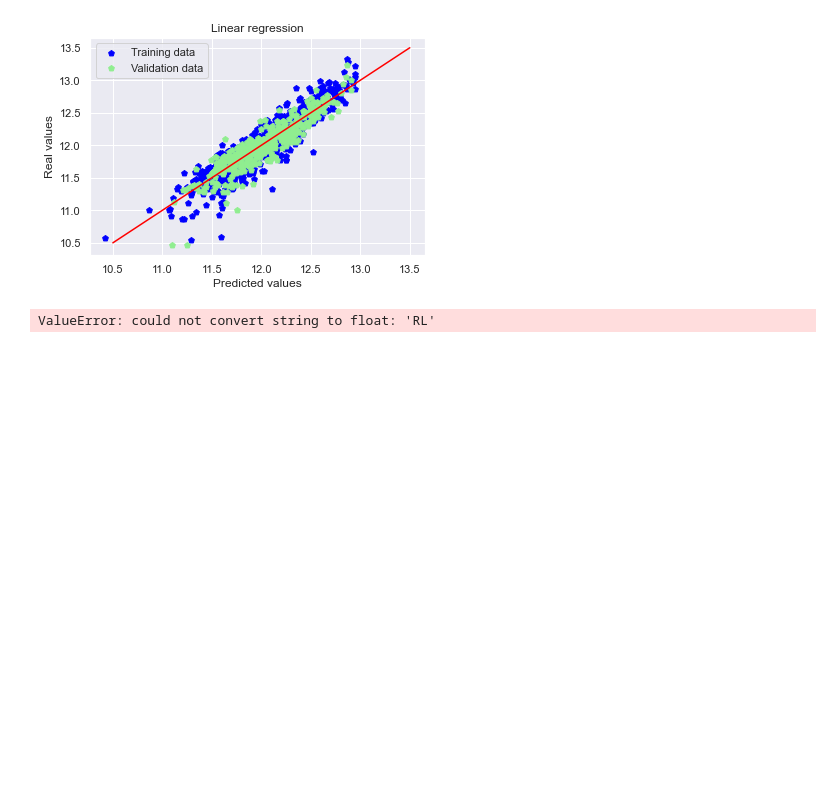
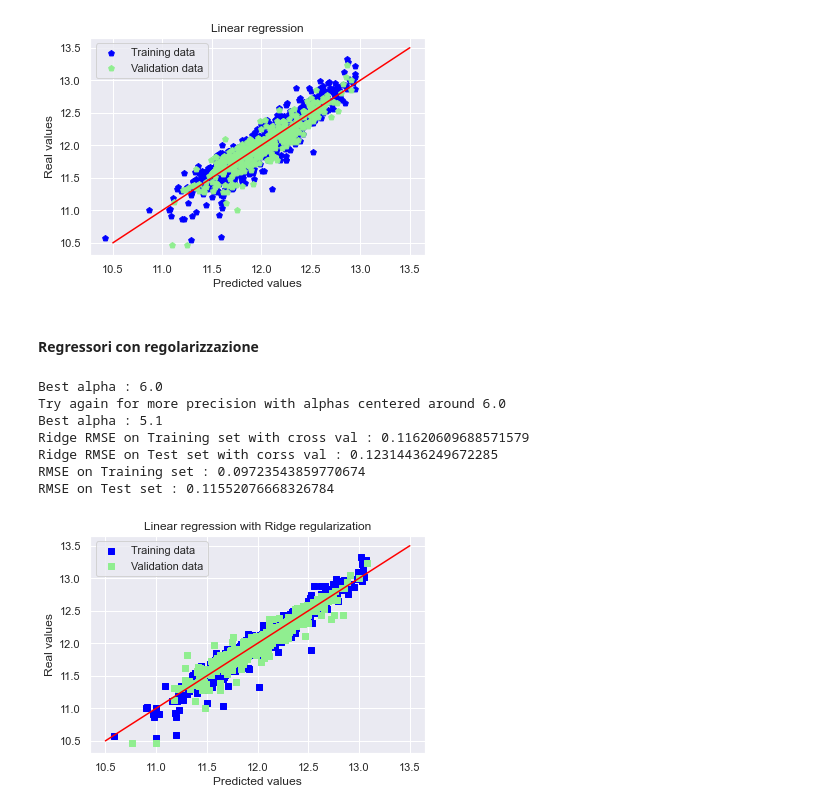
Before and after one commit to salvatore-drago/progettoBIGDATA-HousePrices, a Jupyter notebook: main.ipynb, the cells around one changed output. Drawn from its saved outputs; the diff is of its cells as text; code cells hidden in the pictures; blank space fills up the shorter version.

```diff
--- a/main.ipynb
+++ b/main.ipynb
@@ -766,44 +793,56 @@ plt.plot([10.5, 13.5], [10.5, 13.5], c = "red")
 plt.show()
 # %% [output]
 [figure]
+# %% [markdown]
+#### Regressori con regolarizzazione
 # %%
 # Ridge
-#number_cat = X1.columns.difference(columns_categorical)
 
-#X_number = X1[number_cat].fillna(X1[number_cat].median())
-#X_number.info()
-
-#X_train_rdg, X_val_rdg, y_train_rdg, y_val_rdg = train_test_split(X_number, y, test_size = 0.3, random_state = 0)
 
 ridge = RidgeCV(alphas = [0.01, 0.03, 0.06, 0.1, 0.3, 0.6, 1, 3, 6, 10, 30, 60])
-ridge.fit(X_train_rdg, y_train_rdg)
+ridge.fit(X_train_reg, y_train_reg)
 alpha = ridge.alpha_
 print("Best alpha :", alpha)
 
 print("Try again for more precision with alphas centered around " + str(alpha))
 ridge = RidgeCV(alphas = [alpha * .6, alpha * .65, alpha * .7, alpha * .75, alpha * .8, alpha * .85,
                           alpha * .9, alpha * .95, alpha, alpha * 1.05, alpha * 1.1, alpha * 1.15,
-                          alpha * 1.25, alpha * 1.3, alpha * 1.35, alpha * 1.4],
-                cv = 10)
-ridge.fit(X_train_rdg, y_train_rdg)
+                          alpha * 1.25, alpha * 1.3, alpha * 1.35, alpha * 1.4,alpha * 1.45],
+                cv =10)
+ridge.fit(X_train_reg, y_train_reg)
 alpha = ridge.alpha_
 print("Best alpha :", alpha)
 
-print("Ridge RMSE on Training set :", rmse_cv_train(ridge))
-print("Ridge RMSE on Test set :", rmse_cv_val(ridge))
-y_train_rdg_pred = ridge.predict(X_train)
-y_val_rdg_pred = ridge.predict(X_val)
+print("Ridge RMSE on Training set with cross val :", rmse_cv(ridge, X_train_reg,y_train_reg))
+print("Ridge RMSE on Test set with corss val :", rmse_cv(ridge, X_val_reg,y_val_reg))
+y_train_rdg_pred = ridge.predict(X_train_reg)
+y_val_rdg_pred = ridge.predict(X_val_reg)
+
+
+
+
+
+print("RMSE on Training set :", rmse(y_train_reg,y_train_rdg_pred))
+print("RMSE on Test set :", rmse(y_val_reg,y_val_rdg_pred))
 # %% [output]
-ValueError: could not convert string to float: 'RL'
+Best alpha : 6.0
+Try again for more precision with alphas centered around 6.0
+Best alpha : 5.1
+Ridge RMSE on Training set with cross val : 0.11620609688571579
+Ridge RMSE on Test set with corss val : 0.12314436249672285
+RMSE on Training set : 0.09723543859770674
+RMSE on Test set : 0.11552076668326784
 # %%
 # Plot predictions
-plt.scatter(y_train_rdg, y_train, c = "blue", marker = "s", label = "Training data")
-plt.scatter(y_val_rdg, y_val, c = "lightgreen", marker = "s", label = "Validation data")
+plt.scatter(y_train_rdg_pred, y_train_reg, c = "blue", marker = "s", label = "Training data")
+plt.scatter(y_val_rdg_pred, y_val_reg, c = "lightgreen", marker = "s", label = "Validation data")
 plt.title("Linear regression with Ridge regularization")
 plt.xlabel("Predicted values")
 plt.ylabel("Real values")
 plt.legend(loc = "upper left")
 plt.plot([10.5, 13.5], [10.5, 13.5], c = "red")
 plt.show()
+# %% [output]
+[figure, added]
 # %%
 # Plot important coefficients
```
Also changed, not shown: parts of 19 cells of this notebook.
